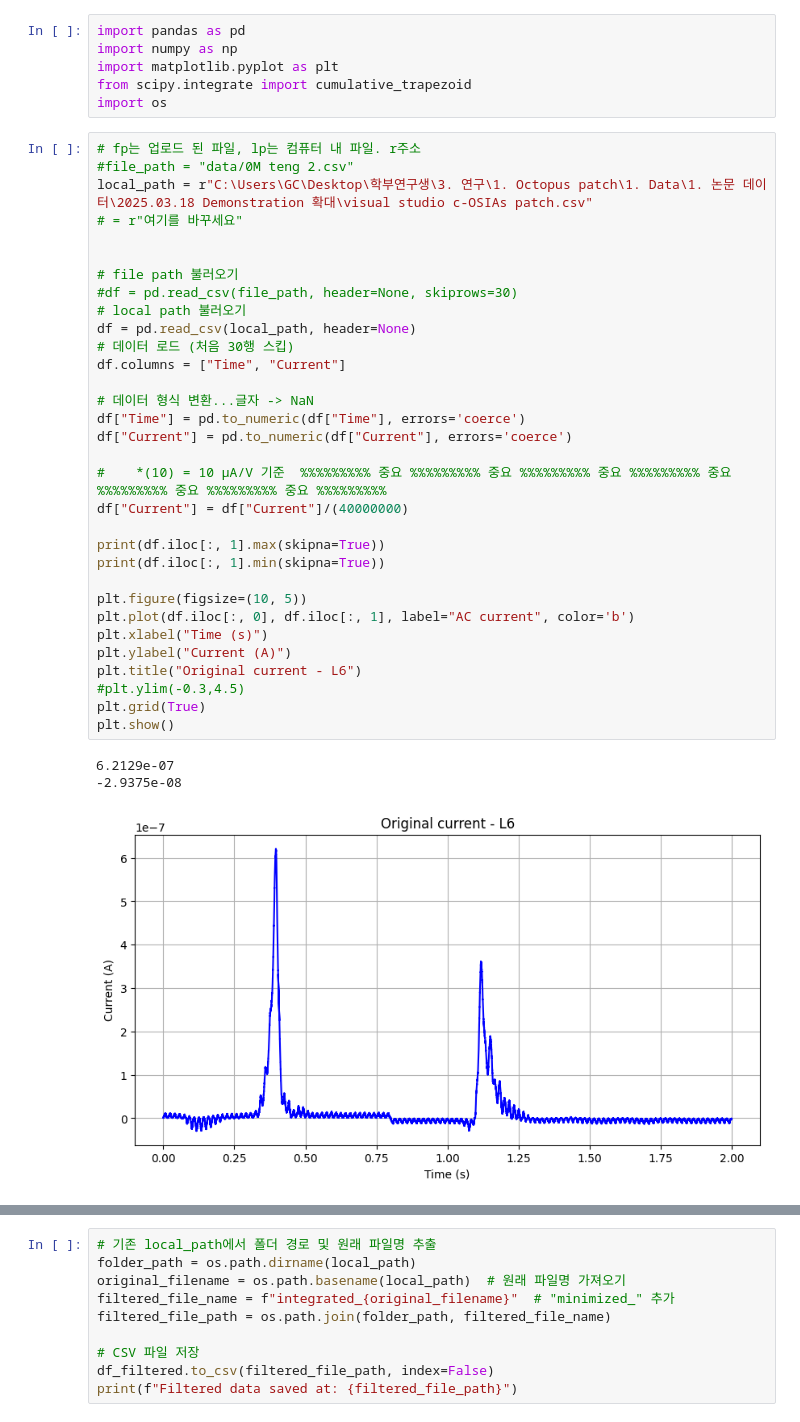
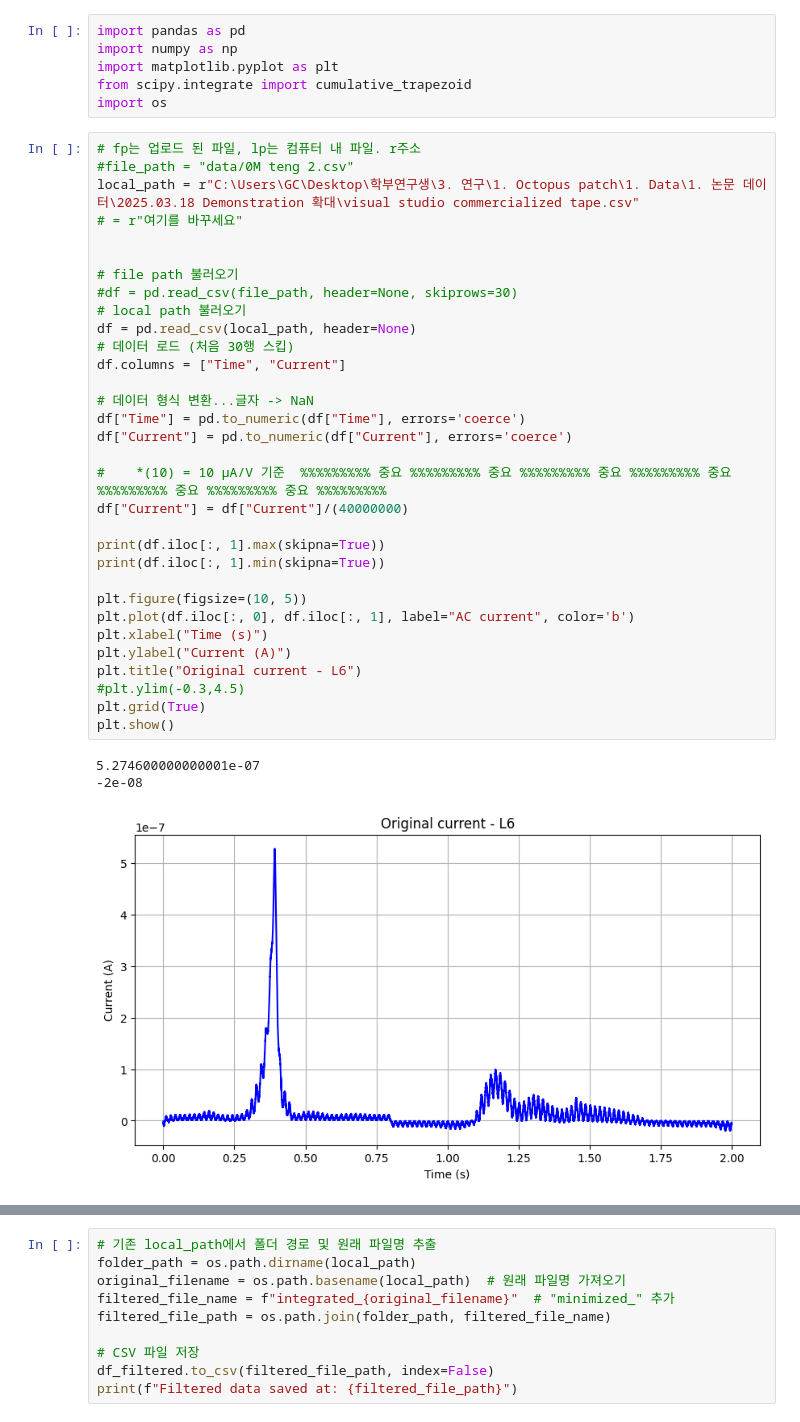
Before and after one commit to leedonghyun999/GB_practicing, a Jupyter notebook: integral current to charge.ipynb, the cells around one changed output, grey strips where cells are left out. Drawn from its saved outputs; the diff is of its cells as text.

```diff
--- a/integral current to charge.ipynb
+++ b/integral current to charge.ipynb
@@ -10,39 +10,39 @@ import os
 # %%
 # fp는 업로드 된 파일, lp는 컴퓨터 내 파일. r주소
 #file_path = "data/0M teng 2.csv"
-local_path = r"C:\Users\GC\Desktop\학부연구생\3. 연구\1. Octopus patch\1. Data\1. 논문 데이터\2025.03.18 Demonstration 확대\visual studio c-OSIAs patch.csv"
+local_path = r"C:\Users\GC\Desktop\학부연구생\3. 연구\1. Octopus patch\1. Data\1. 논문 데이터\2025.03.18 Demonstration 확대\visual studio commercialized tape.csv"
 # = r"여기를 바꾸세요"
 
 
 # file path 불러오기
 #df = pd.read_csv(file_path, header=None, skiprows=30)
 # local path 불러오기
 df = pd.read_csv(local_path, header=None)
 # 데이터 로드 (처음 30행 스킵)
 df.columns = ["Time", "Current"]
 
 # 데이터 형식 변환...글자 -> NaN
 df["Time"] = pd.to_numeric(df["Time"], errors='coerce')
 df["Current"] = pd.to_numeric(df["Current"], errors='coerce')
 
 #    *(10) = 10 μA/V 기준  %%%%%%%%% 중요 %%%%%%%%% 중요 %%%%%%%%% 중요 %%%%%%%%% 중요 %%%%%%%%% 중요 %%%%%%%%% 중요 %%%%%%%%%
 df["Current"] = df["Current"]/(40000000)
 
 print(df.iloc[:, 1].max(skipna=True))
 print(df.iloc[:, 1].min(skipna=True))
 
 plt.figure(figsize=(10, 5))
 plt.plot(df.iloc[:, 0], df.iloc[:, 1], label="AC current", color='b')
 plt.xlabel("Time (s)")
 plt.ylabel("Current (A)")
 plt.title("Original current - L6")
 #plt.ylim(-0.3,4.5)
 plt.grid(True)
 plt.show()
 # %% [output]
-6.2129e-07
--2.9375e-08
+5.274600000000001e-07
+-2e-08
-[figure, old version]
+[figure, new version]
 # %%
 # 2. 특정 범위 선택      ########################## MUST BE MODIFIED MANUALLY
 time_range = (1.05,1.3) #unit = sec    ###############여기서 시간 조절
```
Also changed, not shown: parts of 2 cells of this notebook.
